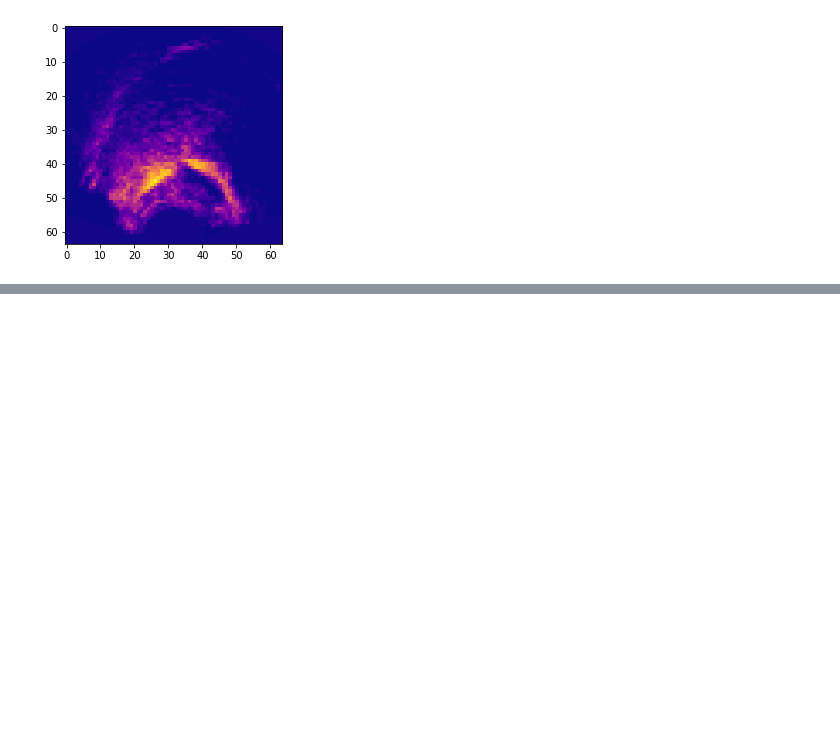
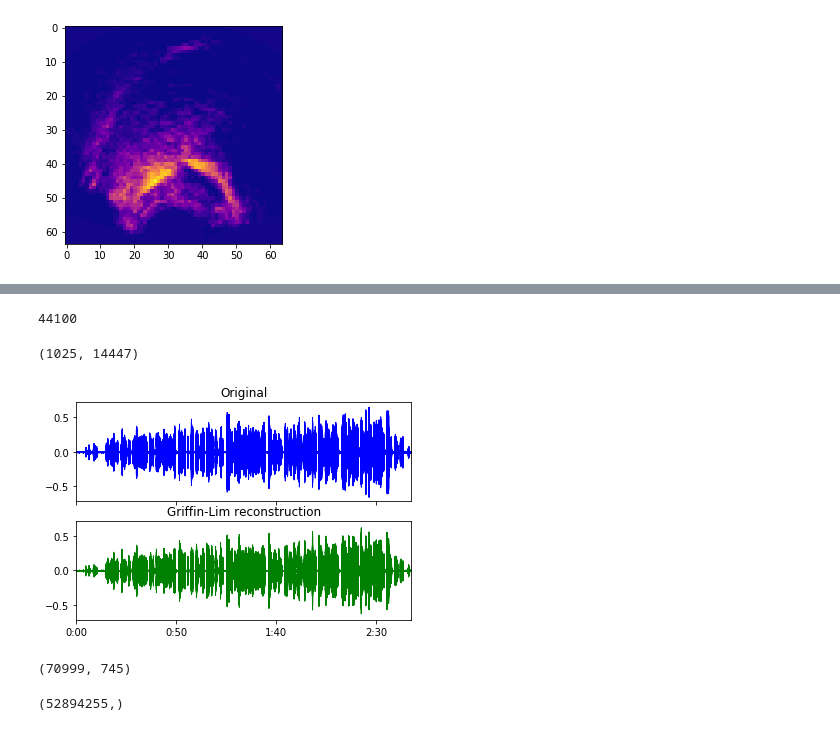
Before and after one commit to chaoyixue/Stage_Silent_Speech, a Jupyter notebook: test_visualisation.ipynb, the cells around one changed output, grey strips where cells are left out. Cells and saved outputs as stored; diff of their text form; code cells hidden in the pictures; blank space fills up the shorter version.

```diff
--- a/test_visualisation.ipynb
+++ b/test_visualisation.ipynb
@@ -30,0 +37,2 @@ import librosa
+# %%
+test_sound = librosa.load("../data/20200616_154520_RecFile_1_bruce_ch1/RecFile_1_20200616_154520_Sound_Capture_DShow_5_monoOutput1.wav", sr=None)
@@ -30,0 +48,13 @@ import librosa
+# %%
+print(test_sound[1])
+# %% [output]
+44100
+# %%
+# spectrum_signal = librosa.feature.melspectrogram(test_sound[0], sr=44100, n_fft=1470, hop_length=512, n_mels=128)
+spectrum_signal = np.abs(librosa.stft(test_sound[0]))
+# %%
+print(spectrum_signal.shape)
+# %% [output]
+(1025, 14447)
+# %%
+y_reconstruit = librosa.griffinlim(spectrum_signal)
@@ -30,0 +63,16 @@ import librosa
+# %%
+fig, ax = plt.subplots(nrows=2, sharex=True, sharey=True)
+
+librosa.display.waveplot(test_sound[0], sr=44100, color='b', ax=ax[0])
+
+ax[0].set(title='Original', xlabel=None)
+
+ax[0].label_outer()
+
+librosa.display.waveplot(y_reconstruit, sr=44100, color='g', ax=ax[1])
+
+ax[1].set(title='Griffin-Lim reconstruction', xlabel=None)
+
+ax[1].label_outer()
+# %% [output]
+[figure, added]
@@ -30,0 +83,5 @@ import librosa
+# %%
+# use the train_label to reconstruct the total spectrum
+print(mel_label_train.shape)
+# %% [output]
+(70999, 745)
@@ -30,0 +91,4 @@ import librosa
+# %%
+print(test_whole_spectrum.shape)
+# %% [output]
+(52894255,)
```
Also changed, not shown: parts of 8 cells of this notebook.
